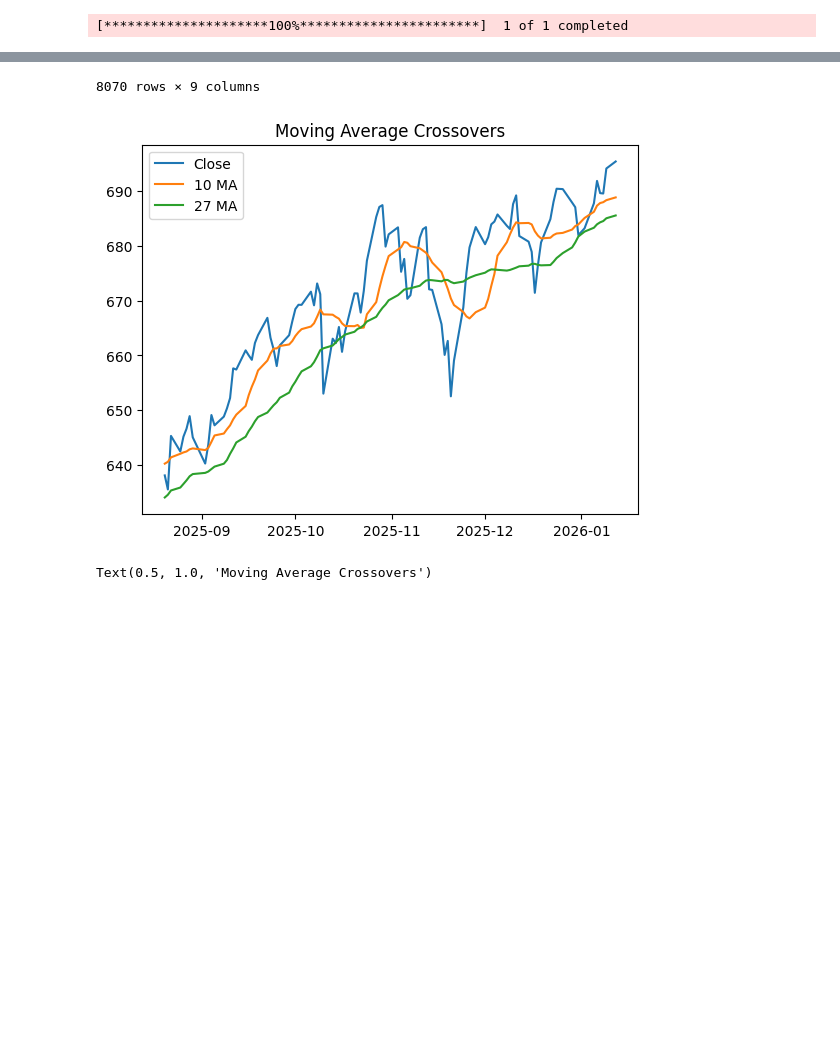
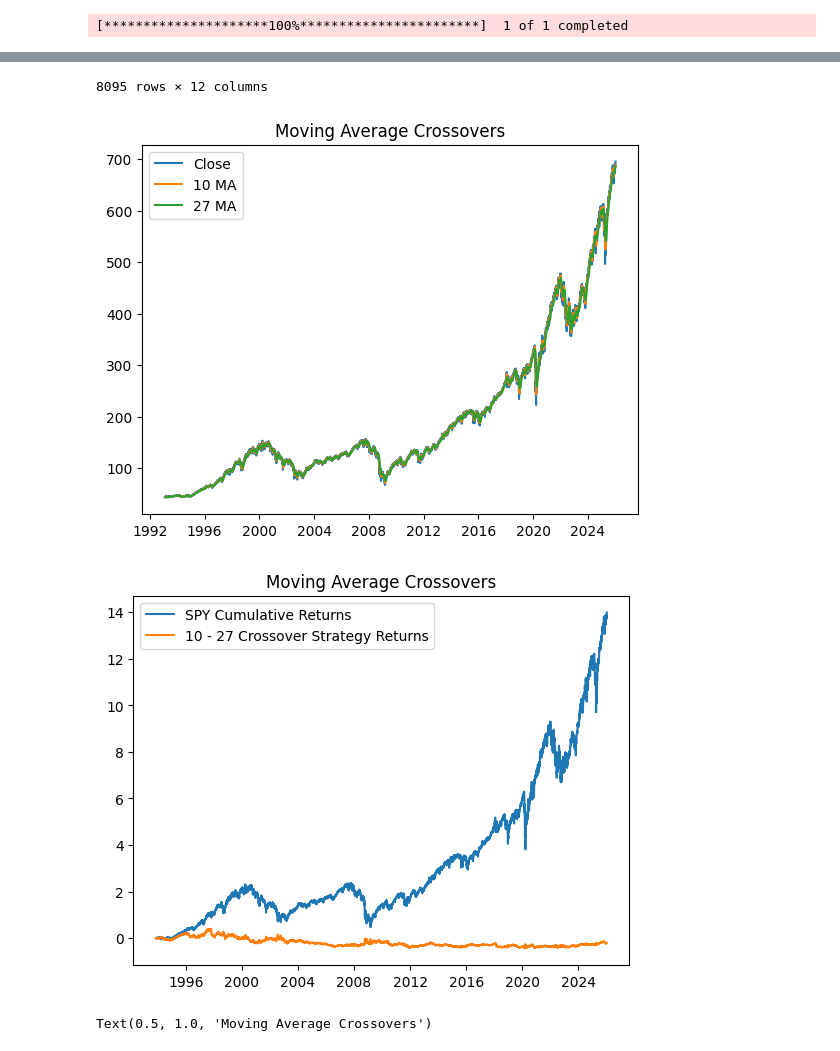
Before and after one commit to NathanN-275/Trading_Practice, a Jupyter notebook: Crossover.ipynb, the cells around one changed output, grey strips where cells are left out. Drawn from its saved outputs; the diff is of its cells as text; code cells hidden in the pictures; blank space fills up the shorter version.

```diff
--- a/Crossover.ipynb
+++ b/Crossover.ipynb
@@ -8,7 +8,7 @@ TICKER = 'SPY' # name of the ticker
 WINDOW = 200 # global variable for moving average window size
 FAST = 10
 SLOW = 27
-LOOKBACK = 100 # number of days to lookback at
+LOOKBACK = 10000 # number of days to lookback at
 
 def get_data(): # download data
   df = yf.download(TICKER, period="max", group_by="column", auto_adjust=False)
@@ -20,27 +20,51 @@ def get_data(): # download data
     # Make sure Close is a 1D numeric Series
     close = df['Close'].astype(float)
     df['MA'] = close.rolling(WINDOW).mean()
-  return df.dropna()
+
+  return df.iloc[-LOOKBACK:,:] # return only the last LOOKBACK days, interested dataset
 
 # adding fast ans slow collumns based on the chosen window sizes
 def add_moving_averages(df, fast, slow):
   df[f'{FAST}_ma'] = df['Close'].rolling(fast).mean() # add fast moving average
   df[f'{SLOW}_ma'] = df['Close'].rolling(slow).mean() # add slow moving average
 
-  # definig a subset for plotting
-  subset = df.iloc[-LOOKBACK:, :]
 
-  plt.plot(subset['Close'])
-  plt.plot(subset[f'{FAST}_ma'])
-  plt.plot(subset[f'{SLOW}_ma'])
+
+  plt.plot(df['Close'])
+  plt.plot(df[f'{FAST}_ma'])
+  plt.plot(df[f'{SLOW}_ma'])
 
   plt.legend(['Close', f'{FAST} MA', f'{SLOW} MA'])
   plt.title('Moving Average Crossovers')
 
   return df.dropna()
 
+def add_strategy(df, fast, slow):
+  # when fast is above slow, we are in a long position (1), otherwise short position (-1)
+  df['Strategy'] = np.where(df[f'{fast}_ma']  > df[f'{slow}_ma'], 1, -1)
+  df['Strategy'] = df['Strategy'].shift(1) # shift by 1 to avoid lookahead bias
+  return df
+
+def test_strategy(df, ticker, fast, slow):
+  df['Asset_Returns'] = np.cumprod(1 + df['Close'].pct_change()) - 1
+  df['Strategy_Returns'] = np.cumprod(1 + df['Close'].pct_change() * df['Strategy']) - 1
+
+
+
+  plt.figure()
+  plt.plot(df['Asset_Returns'])
+  plt.plot(df['Strategy_Returns'])
+
+  plt.legend([f'{TICKER} Cumulative Returns', f'{fast} - {slow} Crossover Strategy Returns'])
+  plt.title('Moving Average Crossovers')
+
+  return df.dropna()
+
 df = get_data()
 df = add_moving_averages(df, FAST, SLOW)
+df = add_strategy(df, FAST, SLOW)
+df = test_strategy(df, TICKER, FAST, SLOW)
+
 df
 # %% [output]
 [*********************100%***********************]  1 of 1 completed
@@ -60,5 +84,6 @@ df
-8070 rows × 9 columns
+8095 rows × 12 columns
-[figure, old version]
+[figure, new version]
+[figure, added]
 # %%
 
 subsection = df.iloc[-100:, :]
```
Also changed, not shown: parts of 3 cells of this notebook, 40 other files.
